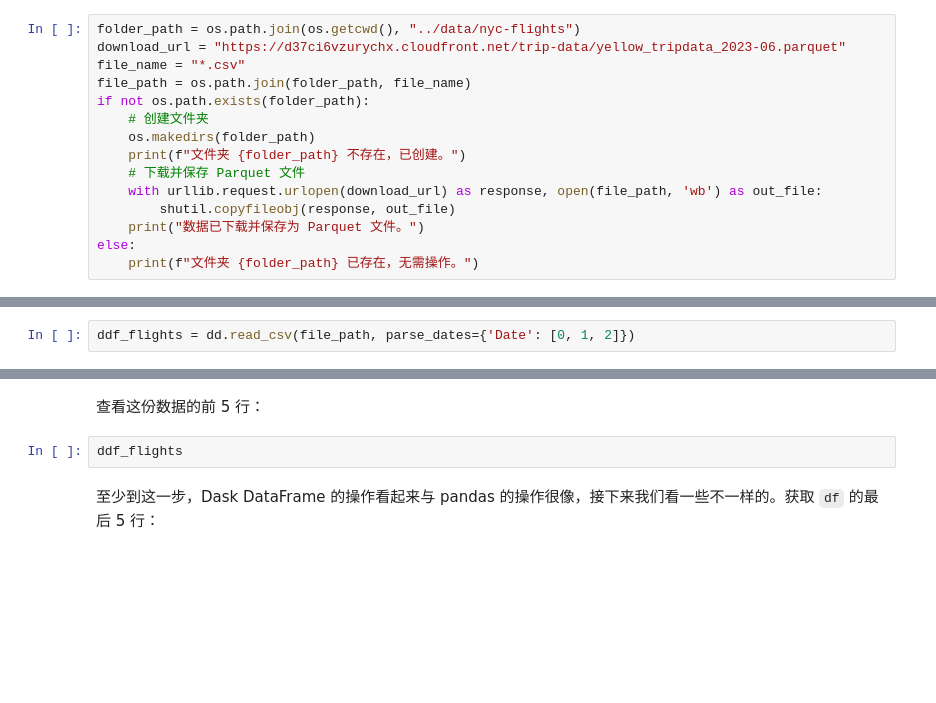
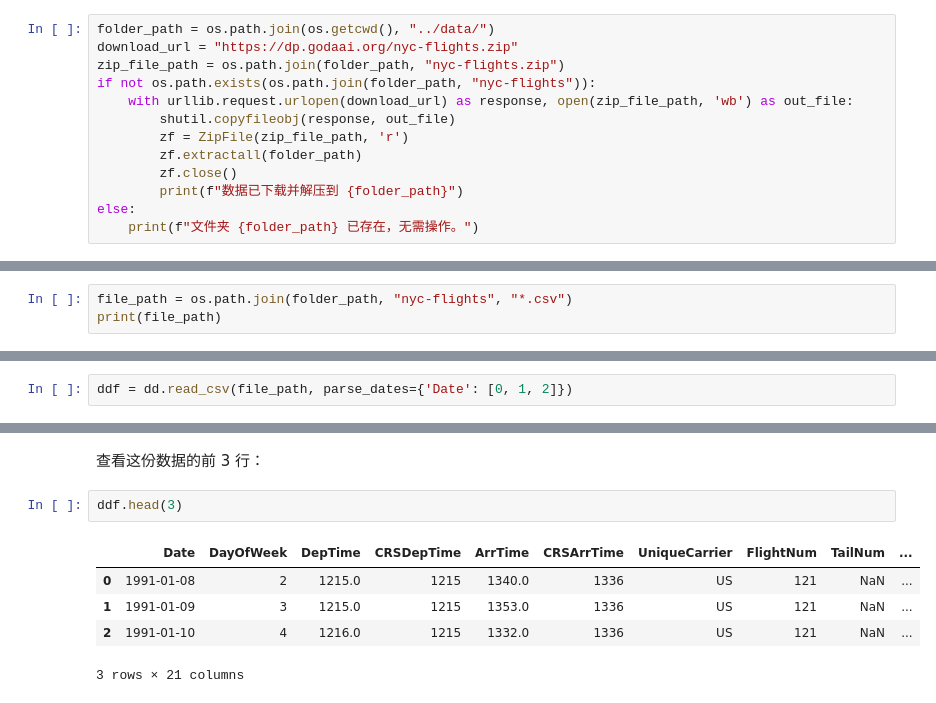
Before and after one commit to godaai/scale-py-zh, a Jupyter notebook: ch-dask-dataframe/read-write.ipynb, the cells around one changed output, grey strips where cells are left out. Saved outputs shown, nothing was run; the diff lists cells and outputs as text; blank space fills up the shorter version.

```diff
--- a/ch-dask-dataframe/read-write.ipynb
+++ b/ch-dask-dataframe/read-write.ipynb
@@ -7,17 +45,15 @@ import dask
 import dask.dataframe as dd
 import pandas as pd
 # %%
-folder_path = os.path.join(os.getcwd(), "../data/nyc-flights")
-download_url = "https://d37ci6vzurychx.cloudfront.net/trip-data/yellow_tripdata_2023-06.parquet"
-file_name = "*.csv"
-file_path = os.path.join(folder_path, file_name)
-if not os.path.exists(folder_path):
-    # 创建文件夹
-    os.makedirs(folder_path)
-    print(f"文件夹 {folder_path} 不存在，已创建。")
-    # 下载并保存 Parquet 文件
-    with urllib.request.urlopen(download_url) as response, open(file_path, 'wb') as out_file:
+folder_path = os.path.join(os.getcwd(), "../data/")
+download_url = "https://dp.godaai.org/nyc-flights.zip"
+zip_file_path = os.path.join(folder_path, "nyc-flights.zip")
+if not os.path.exists(os.path.join(folder_path, "nyc-flights")):
+    with urllib.request.urlopen(download_url) as response, open(zip_file_path, 'wb') as out_file:
         shutil.copyfileobj(response, out_file)
-    print("数据已下载并保存为 Parquet 文件。")
+        zf = ZipFile(zip_file_path, 'r')
+        zf.extractall(folder_path)
+        zf.close()
+        print(f"数据已下载并解压到 {folder_path}")
 else:
     print(f"文件夹 {folder_path} 已存在，无需操作。")
@@ -25,0 +62,3 @@ else:
+# %%
+file_path = os.path.join(folder_path, "nyc-flights", "*.csv")
+print(file_path)
@@ -26,2 +69,2 @@ else:
 # %%
-ddf_flights = dd.read_csv(file_path, parse_dates={'Date': [0, 1, 2]})
+ddf = dd.read_csv(file_path, parse_dates={'Date': [0, 1, 2]})
@@ -28,6 +82,10 @@ ddf_flights = dd.read_csv(file_path, parse_dates={'Date': [0, 1, 2]})
 # %% [markdown]
-查看这份数据的前 5 行：
+查看这份数据的前 3 行：
-# %%
-ddf_flights
-# %% [markdown]
-至少到这一步，Dask DataFrame 的操作看起来与 pandas 的操作很像，接下来我们看一些不一样的。获取 `df` 的最后 5 行：
+# %%
+ddf.head(3)
+# %% [output]
+|  | Date | DayOfWeek | DepTime | CRSDepTime | ArrTime | CRSArrTime | UniqueCarrier | FlightNum | TailNum | ... |
+| 0 | 1991-01-08 | 2 | 1215.0 | 1215 | 1340.0 | 1336 | US | 121 | NaN | ... |
+| 1 | 1991-01-09 | 3 | 1215.0 | 1215 | 1353.0 | 1336 | US | 121 | NaN | ... |
+| 2 | 1991-01-10 | 4 | 1216.0 | 1215 | 1332.0 | 1336 | US | 121 | NaN | ... |
+3 rows × 21 columns
```
Also changed, not shown: parts of 17 cells of this notebook, 14 other files.
